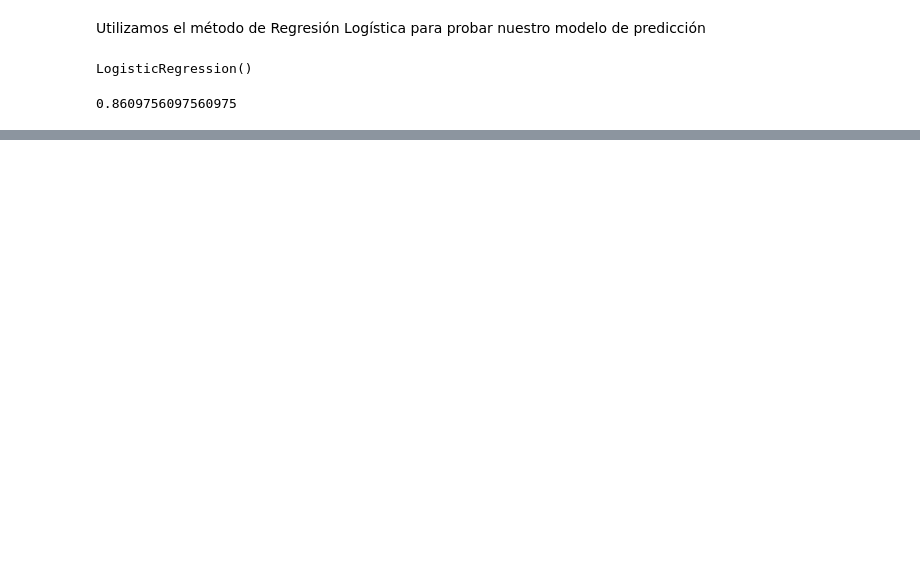
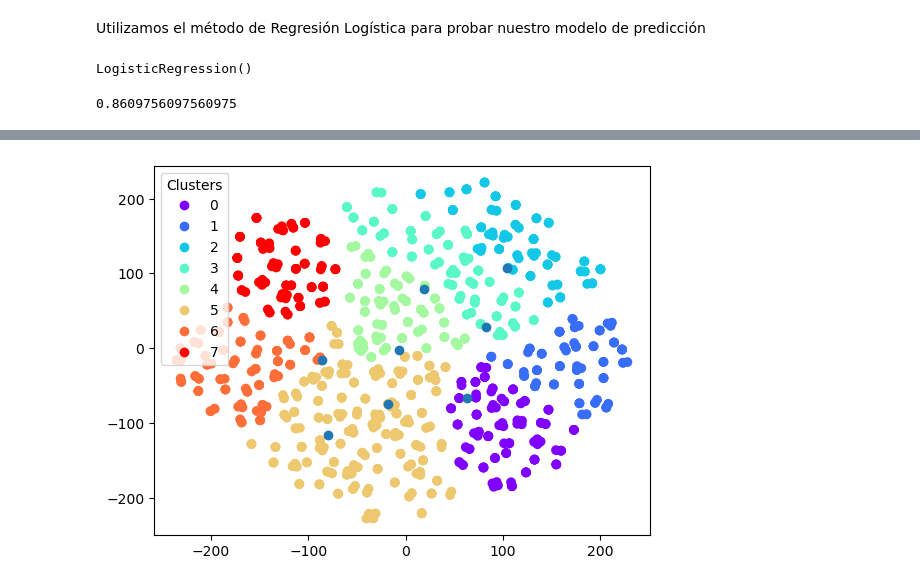
Before and after one commit to EstebanGomezVal/iteso-data-analytics, a Jupyter notebook: notebooks/proyecto.ipynb, the cells around one changed output, grey strips where cells are left out. Saved outputs shown, nothing was run; the diff lists cells and outputs as text; code cells hidden in the pictures; blank space fills up the shorter version.

```diff
--- a/notebooks/proyecto.ipynb
+++ b/notebooks/proyecto.ipynb
@@ -706,0 +768,3 @@ score
+# %%
+centroides = kmeans.cluster_centers_
+centroides[1]
@@ -706,0 +778,4 @@ score
+# %%
+df2 = TSNE(n_components = 2, random_state = 35, perplexity = 8)
+tsne_df = df2.fit_transform(df1)
+tsne_df
@@ -706,0 +790,4 @@ score
+# %%
+df3 = TSNE(n_components = 2, random_state = 42, perplexity = 6)
+df_centroides = df3.fit_transform(centroides)
+df_centroides
@@ -706,0 +803,7 @@ score
+# %%
+scatter = plt.scatter(tsne_df[:, 0], tsne_df[:, 1], c = df1["cluster"], cmap = "rainbow", label = "Clusters")
+plt.scatter(df_centroides[:,0], df_centroides[:,1])
+plt.legend(*scatter.legend_elements(), title = "Clusters")
+plt.show()
+# %% [output]
+[figure, added]
```
Also changed, not shown: parts of 19 cells of this notebook.
